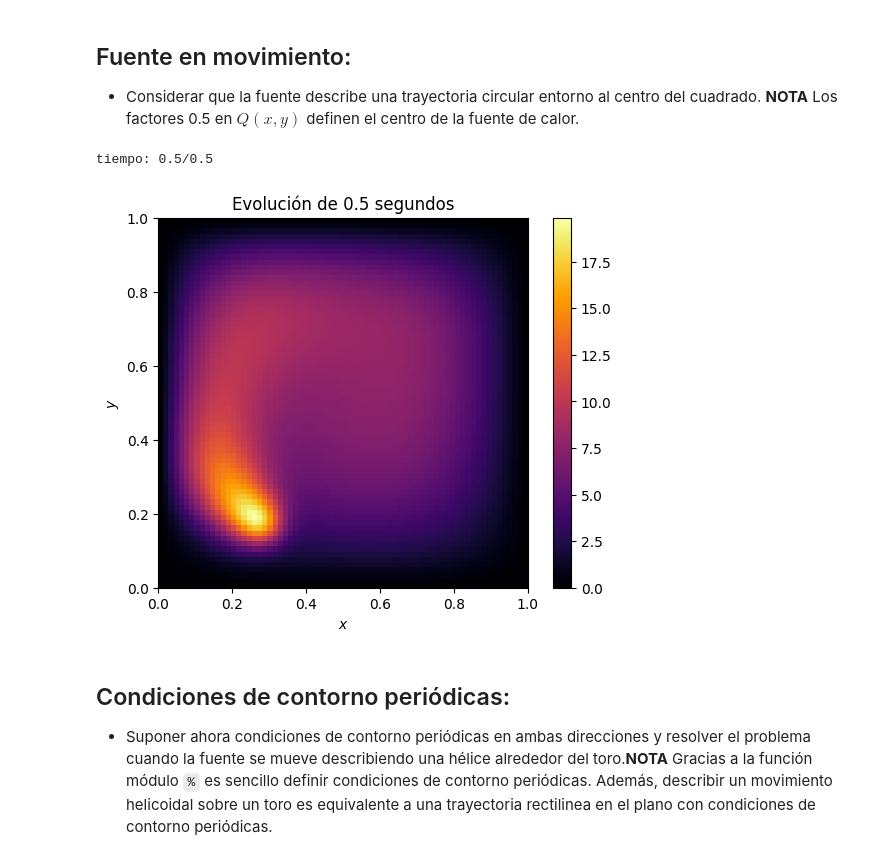
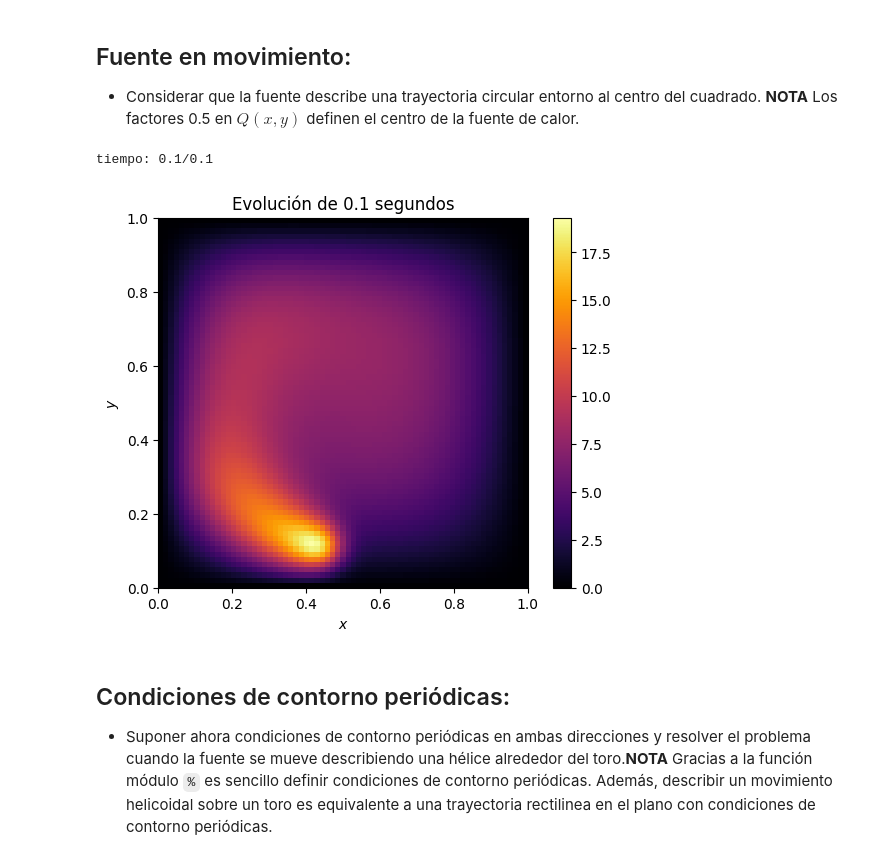
Before and after one commit to guillediaaazz/fiscomp-practices, a Jupyter notebook: P3/calor_plano-enunciado.ipynb, the cells around one changed output. Drawn from its saved outputs; the diff is of its cells as text; code cells hidden in the pictures.

```diff
--- a/P3/calor_plano-enunciado.ipynb
+++ b/P3/calor_plano-enunciado.ipynb
@@ -91,7 +91,20 @@ $$Q(x,y)=\frac{1}{C}\exp\left[-\left(\frac{x-0.5}{0.05}\right)^2\right]\exp\left
 
 siendo $C$ una constante tal que $\max{Q(\theta,\phi)}=1\times 10^5$, y los bordes están a temperatura nula.
 # %%
-def heatSource(x, y, x0: float = 0.5, y0: float = 0.5):
+def heatSource(x: float | ndarray, y: float | ndarray, x0: float = 0.5, y0: float = 0.5) -> float | ndarray:
+    """
+    Fuente de calor simple.
+
+    Inputs
+    ------
+    x0, y0 : float
+        Centro de la fuente.
+
+    Outputs
+    -------
+    heatMap : float | ndarray
+        Mapa de calor generado por la fuente.
+    """
     heatMap = 1e5 * exp(-( (x-x0)/0.05 )**2) * exp(-( (y-y0)/0.05 )**2)
     return heatMap
 # %%
@@ -125,7 +138,7 @@ title('Fuente de calor')
 show()
 
 # Loop principal
-timeMax = 0.5
+timeMax = 0.2
 time = 0
 while time < timeMax:
     term1 = temperatureGrid[2:gridResolution+1, 1:gridResolution] - 2*temperatureGrid[1:gridResolution, 1:gridResolution] + temperatureGrid[0:gridResolution-1, 1:gridResolution]
@@ -182,36 +195,36 @@ def xCos(time: float, radius: float, angularVelocity: float):
 def ySin(time: float, radius: float, angularVelocity: float):
     y0 = radius * sin(angularVelocity * time) + 0.5
     return y0
 
 # Loop principal
-timeMax = 0.5
+timeMax = 0.1
 time = 0
 while time < timeMax:
     # Cálculo de la fuente de calor para el instante
     x0 = xCos(time, radius, angularVelocity)
     y0 = ySin(time, radius, angularVelocity)
     heat = heatSource(x, y, x0, y0)
 
     # Evolución del calor
     term1 = temperatureGrid[2:gridResolution+1, 1:gridResolution] - 2*temperatureGrid[1:gridResolution, 1:gridResolution] + temperatureGrid[0:gridResolution-1, 1:gridResolution]
     term2 = temperatureGrid[1:gridResolution, 2:gridResolution+1] - 2*temperatureGrid[1:gridResolution, 1:gridResolution] + temperatureGrid[1:gridResolution, 0:gridResolution-1]
     evolutionTerm = timeStep * diffusivity * (term1 + term2) / gridSize**2
     heatTerm = timeStep * heat[1:gridResolution, 1:gridResolution]
     temperatureGrid[1:gridResolution, 1:gridResolution] = temperatureGrid[1:gridResolution, 1:gridResolution] + heatTerm + evolutionTerm
 
     time += timeStep
     print(f"tiempo: {round(time,4)}/{timeMax} {' '*20}", end='\r')
 
 # Representación
 imshow(temperatureGrid, extent=[0,boxSize, 0,boxSize], cmap='inferno', origin='lower')
 colorbar()
 xlabel('$x$')
 ylabel('$y$')
 title(f'Evolución de {timeMax} segundos')
 show()
 # %% [output]
-tiempo: 0.5/0.5
+tiempo: 0.1/0.1
-[figure, old version]
+[figure, new version]
 # %% [markdown]
 ## Condiciones de contorno periódicas:
 
```
Also changed, not shown: parts of 4 cells of this notebook.
